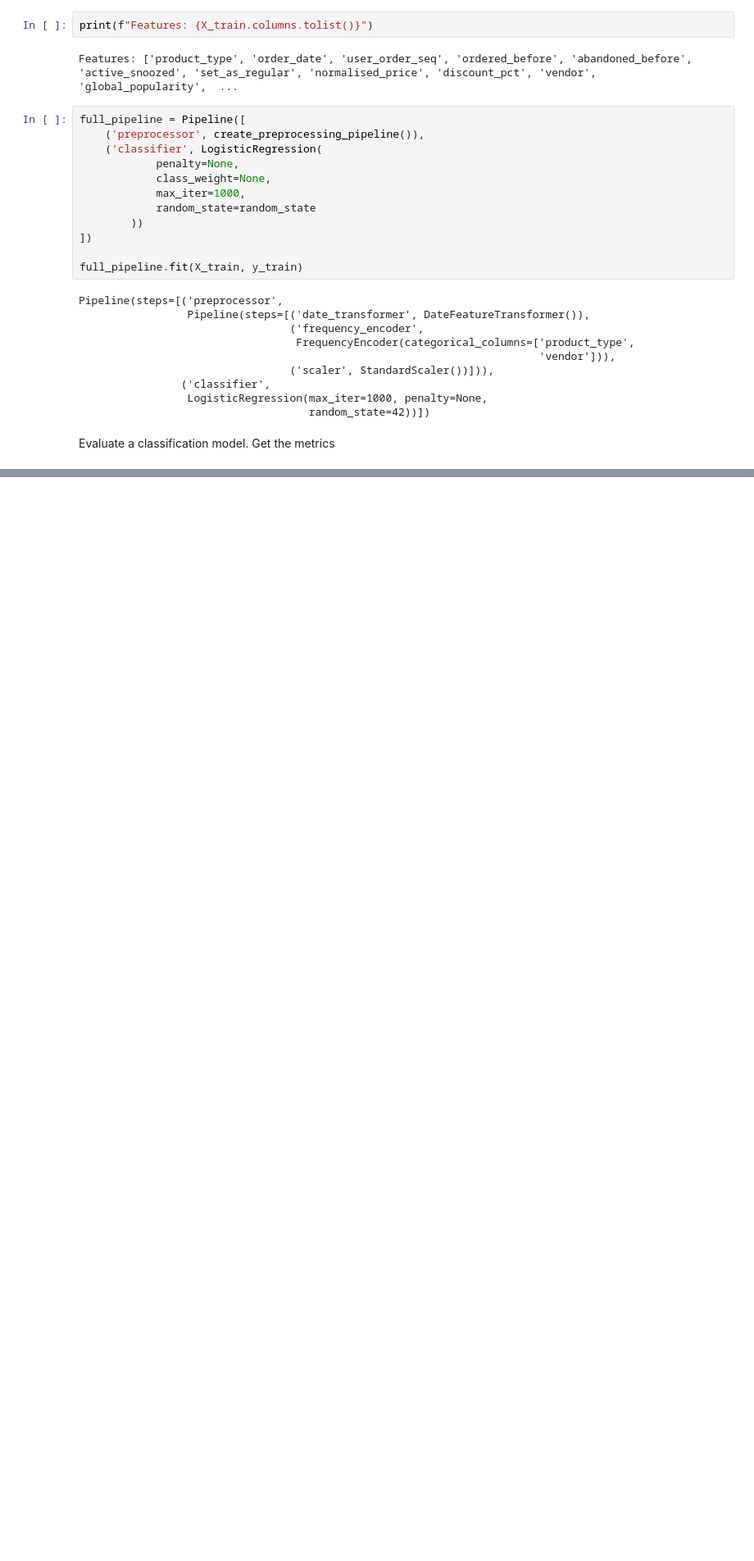
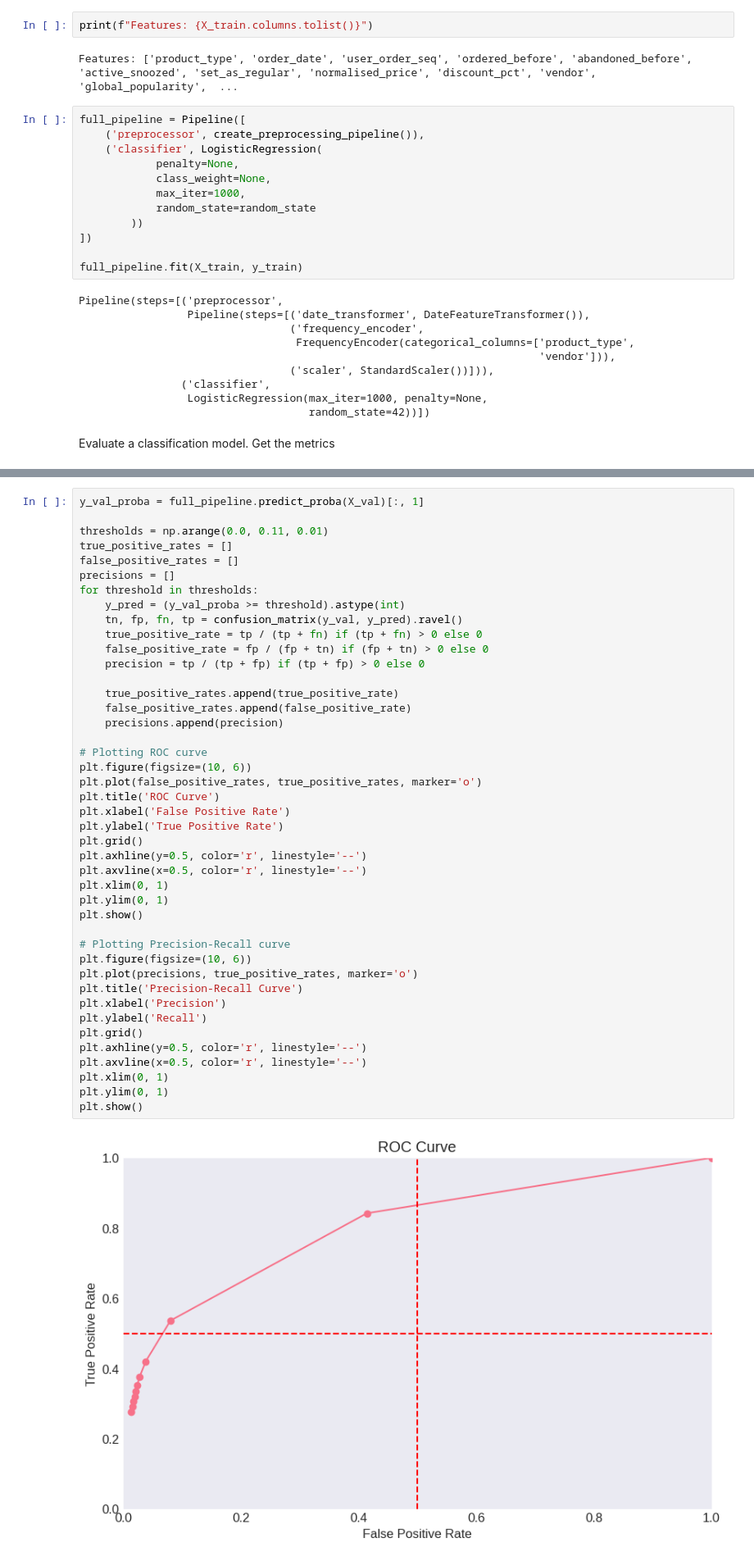
Before and after one commit to Riemann-def/zrive-ds, a Jupyter notebook: src/module_3/prueba.ipynb, the cells around one changed output, grey strips where cells are left out. Shown at 82% size. Saved outputs shown, nothing was run; the diff lists cells and outputs as text; blank space fills up the shorter version.

Commit message:
iterate diferent thresholds

```diff
--- a/src/module_3/prueba.ipynb
+++ b/src/module_3/prueba.ipynb
@@ -495,0 +436,45 @@ weighted avg       0.98      0.99      0.98    403282
+# %%
+y_val_proba = full_pipeline.predict_proba(X_val)[:, 1]
+
+thresholds = np.arange(0.0, 0.11, 0.01)
+true_positive_rates = []
+false_positive_rates = []
+precisions = []
+for threshold in thresholds:
+    y_pred = (y_val_proba >= threshold).astype(int)
+    tn, fp, fn, tp = confusion_matrix(y_val, y_pred).ravel()
+    true_positive_rate = tp / (tp + fn) if (tp + fn) > 0 else 0
+    false_positive_rate = fp / (fp + tn) if (fp + tn) > 0 else 0
+    precision = tp / (tp + fp) if (tp + fp) > 0 else 0
+
+    true_positive_rates.append(true_positive_rate)
+    false_positive_rates.append(false_positive_rate)
+    precisions.append(precision)
+
+# Plotting ROC curve
+plt.figure(figsize=(10, 6))
+plt.plot(false_positive_rates, true_positive_rates, marker='o')
+plt.title('ROC Curve')
+plt.xlabel('False Positive Rate')
+plt.ylabel('True Positive Rate')
+plt.grid()
+plt.axhline(y=0.5, color='r', linestyle='--')
+plt.axvline(x=0.5, color='r', linestyle='--')
+plt.xlim(0, 1)
+plt.ylim(0, 1)
+plt.show()
+
+# Plotting Precision-Recall curve
+plt.figure(figsize=(10, 6))
+plt.plot(precisions, true_positive_rates, marker='o')
+plt.title('Precision-Recall Curve')
+plt.xlabel('Precision')
+plt.ylabel('Recall')
+plt.grid()
+plt.axhline(y=0.5, color='r', linestyle='--')
+plt.axvline(x=0.5, color='r', linestyle='--')
+plt.xlim(0, 1)
+plt.ylim(0, 1)
+plt.show()
+# %% [output]
+[figure, added]
```
Also changed, not shown: parts of 4 cells of this notebook.
